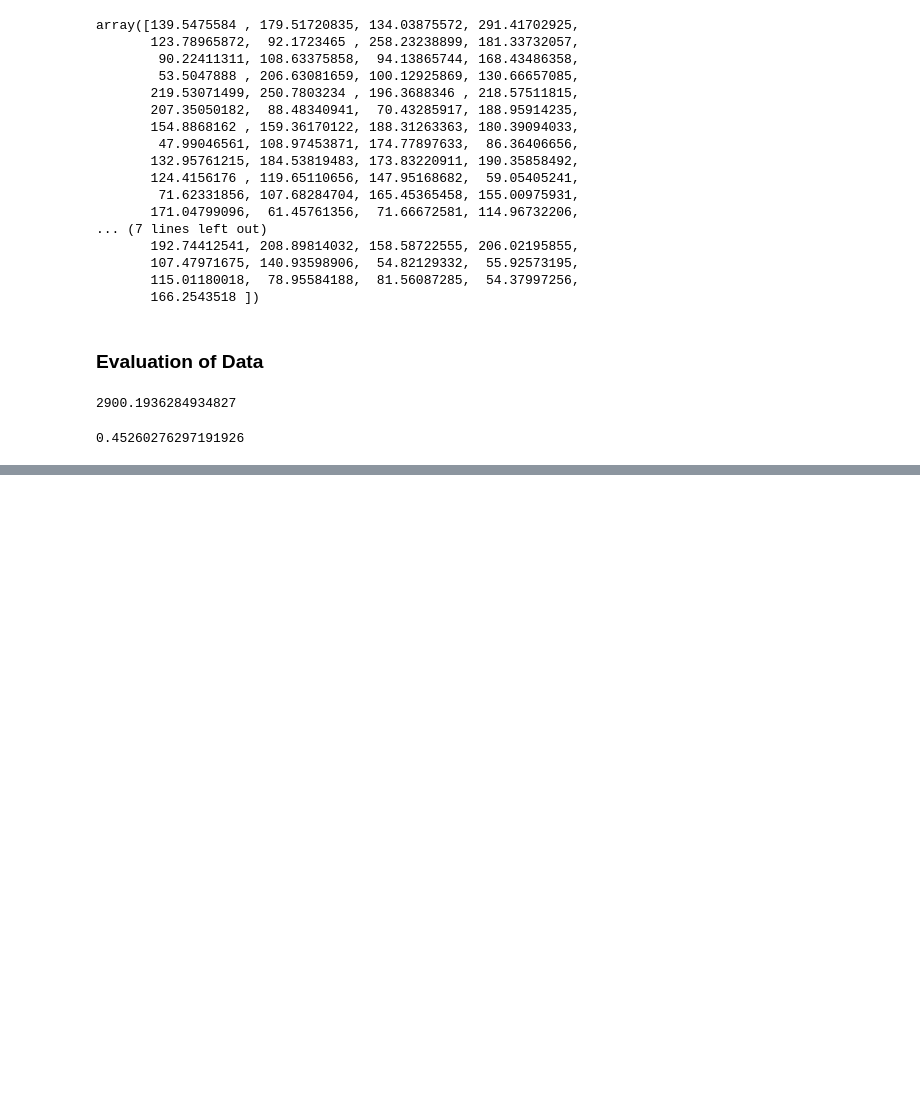
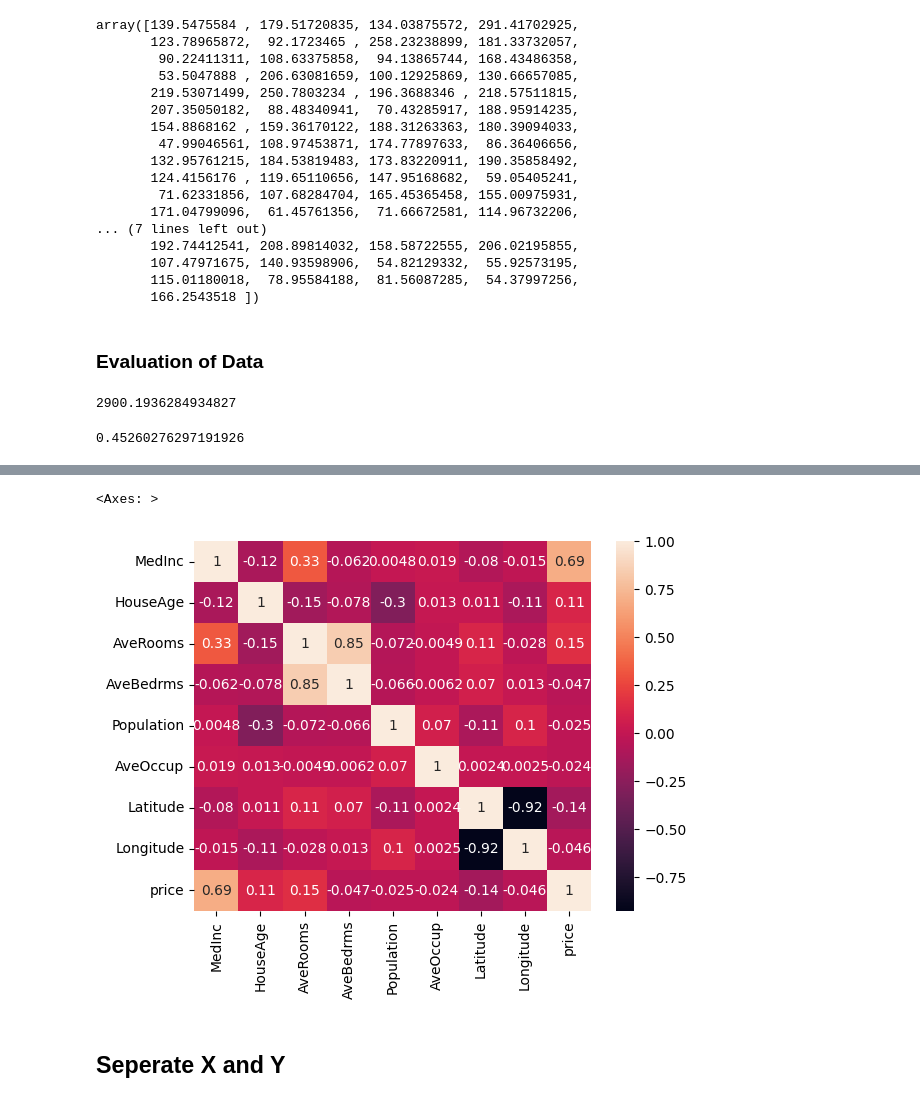
Before and after one commit to prA-G/Machine-Learning, a Jupyter notebook: Regression/3. MLR implementation.ipynb, the cells around one changed output, grey strips where cells are left out. Drawn from its saved outputs; the diff is of its cells as text; code cells hidden in the pictures; blank space fills up the shorter version.

```diff
--- a/Regression/3. MLR implementation.ipynb
+++ b/Regression/3. MLR implementation.ipynb
@@ -275,0 +284,3 @@ r2_score(y_test, y_pred)
+# %%
+data = fetch_california_housing(as_frame=True)
+data
@@ -275,0 +366,2 @@ r2_score(y_test, y_pred)
+# %%
+df = pd.DataFrame(data.data, columns=data.feature_names)
@@ -275,0 +377,2 @@ r2_score(y_test, y_pred)
+# %%
+df['price'] = data.target
@@ -275,0 +485,7 @@ r2_score(y_test, y_pred)
+# %%
+sns.heatmap(df.corr(), annot=True)
+# %% [output]
+<Axes: >
+[figure, added]
+# %% [markdown]
+## Seperate X and Y
```
Also changed, not shown: parts of 57 cells of this notebook.
